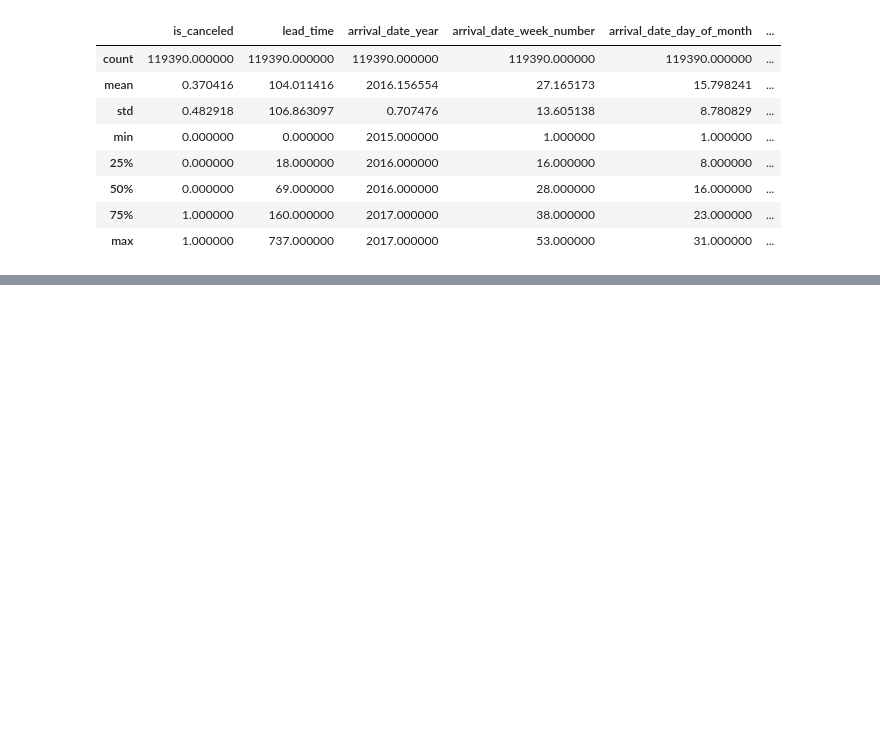
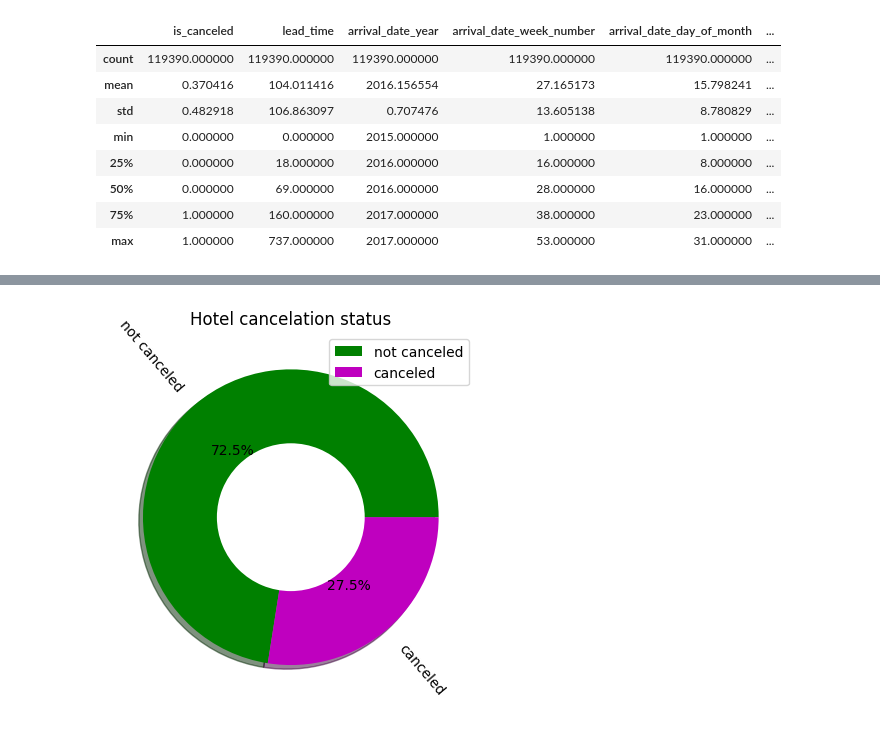
Before and after one commit to dil150898/Airbnb-EDA, a Jupyter notebook: Hotel_Booking_Analysis_Capstone_Project.ipynb, the cells around one changed output, grey strips where cells are left out. Saved outputs shown, nothing was run; the diff lists cells and outputs as text; code cells hidden in the pictures; blank space fills up the shorter version.

```diff
--- a/Hotel_Booking_Analysis_Capstone_Project.ipynb
+++ b/Hotel_Booking_Analysis_Capstone_Project.ipynb
@@ -149,0 +240,11 @@ array(['Transient', 'Contract', 'Transient-Party', 'Group'], dtype=object)
+# %%
+df['is_canceled'] = df['is_canceled'].replace([0 , 1] , ['not canceled' , 'canceled'])
+cancelation_status = df.is_canceled.value_counts().reset_index()
+cancelation_status.rename(columns = {'index' : 'status' , 'is_canceled' : 'is_canceled'} , inplace = True)
+plt.pie(cancelation_status['is_canceled'] , labels = cancelation_status['status'] , shadow = True  , colors = ['g' , 'm'] ,rotatelabels = True , radius = 1 , autopct = '%0.1f%%' )
+plt.pie([1] , colors = "w" , radius = 0.5)
+plt.title('Hotel cancelation status')
+plt.legend(loc = 1)
+plt.show()
+# %% [output]
+[figure, added]
```
Also changed, not shown: parts of 31 cells of this notebook.
